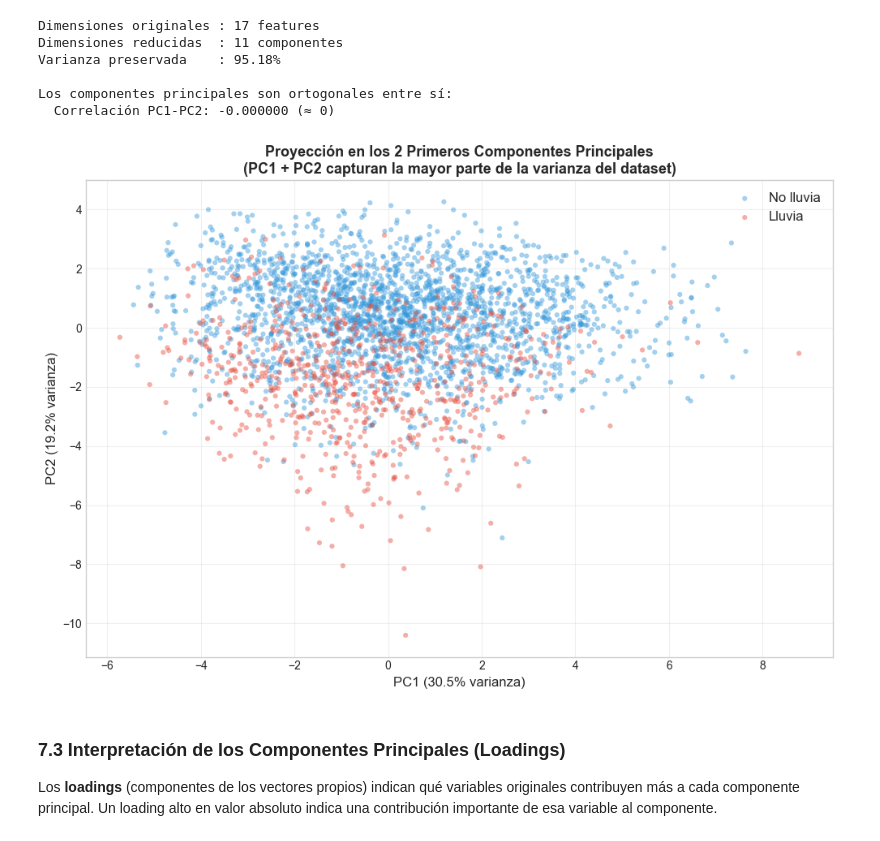
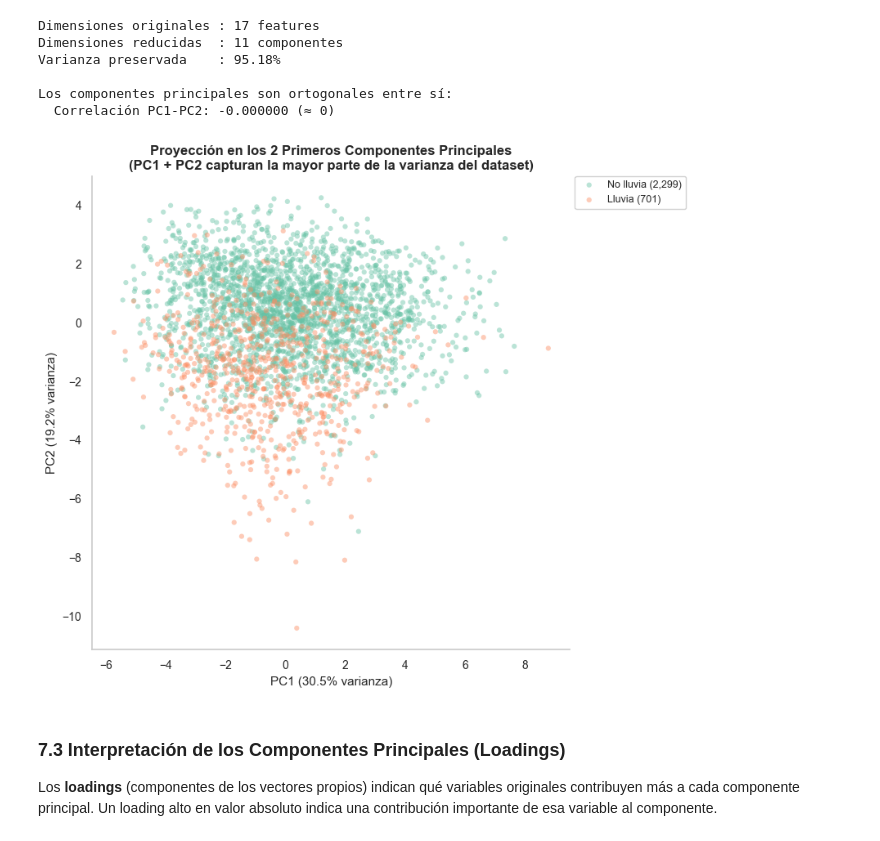
Before and after one commit to blinaresv/pca-lluvia-australia, a Jupyter notebook: notebooks/01_training.ipynb, the cells around one changed output. Cells and saved outputs as stored; diff of their text form; code cells hidden in the pictures.

Commit message:
fix(viz): corregir paletas y estilo según reglas de visualización

```diff
--- a/notebooks/01_training.ipynb
+++ b/notebooks/01_training.ipynb
@@ -110,8 +110,21 @@ from sklearn.metrics import (
     roc_auc_score, roc_curve
 )
 
-plt.style.use('seaborn-v0_8-whitegrid')
-sns.set_palette('Set2')
+sns.set_theme(style="whitegrid", context="notebook")
+
+# Paleta cualitativa Set2 — hex exactos (ColorBrewer, accesible para daltonismo)
+SET2 = [
+    "#66C2A5",  # teal       — clase 0 / No lluvia
+    "#FC8D62",  # naranja    — clase 1 / Lluvia
+    "#8DA0CB",  # azul-violeta
+    "#E78AC3",  # rosa
+    "#A6D854",  # verde-lima
+    "#FFD92F",  # amarillo
+    "#E5C494",  # beige
+    "#B3B3B3",  # gris
+]
+COL_REF = sns.color_palette("Oranges_d", 3)[1]   # naranja para referencias/umbrales
+
 np.random.seed(42)
 print('Librerías importadas correctamente ✓')
 # %% [output]
@@ -495,25 +557,30 @@ Los componentes principales son ortogonales entre sí:
 # %%
 # Visualización en los 2 primeros componentes principales
 idx = np.random.choice(len(X_train_p), min(3000, len(X_train_p)), replace=False)
 
 fig, ax = plt.subplots(figsize=(10, 7))
-for cls, color, label in [(0, '#3498db', 'No lluvia'), (1, '#e74c3c', 'Lluvia')]:
+for cls, color, label in [(0, SET2[0], 'No lluvia'), (1, SET2[1], 'Lluvia')]:
     mask = y_train.values[idx] == cls
     ax.scatter(X_train_p[idx][mask, 0], X_train_p[idx][mask, 1],
-               c=color, label=label, alpha=0.45, edgecolors='none', s=20)
+               color=color, label=f'{label} ({mask.sum():,})',
+               alpha=0.45, edgecolors='none', s=20)
 
-ax.set_xlabel(f'PC1 ({pca.explained_variance_ratio_[0]*100:.1f}% varianza)', fontsize=12)
-ax.set_ylabel(f'PC2 ({pca.explained_variance_ratio_[1]*100:.1f}% varianza)', fontsize=12)
+ax.set_xlabel(f'PC1 ({pca.explained_variance_ratio_[0]*100:.1f}% varianza)', fontsize=11)
+ax.set_ylabel(f'PC2 ({pca.explained_variance_ratio_[1]*100:.1f}% varianza)', fontsize=11)
 ax.set_title('Proyección en los 2 Primeros Componentes Principales\n'
              '(PC1 + PC2 capturan la mayor parte de la varianza del dataset)',
-             fontsize=13, fontweight='bold')
-ax.legend(fontsize=12)
-ax.grid(True, alpha=0.3)
-plt.tight_layout()
+             fontsize=12, fontweight='bold')
+ax.tick_params(labelsize=10)
+ax.legend(bbox_to_anchor=(1.01, 1), loc='upper left',
+          borderaxespad=0, fontsize=9, framealpha=0.9)
+ax.spines[['top', 'right']].set_visible(False)
+ax.grid(False)
+ax.set_facecolor('white')
+plt.tight_layout(rect=[0, 0, 0.82, 1])
 plt.savefig('../data/processed/pca_scatter.png', dpi=150, bbox_inches='tight')
 plt.show()
 # %% [output]
-[figure, old version]
+[figure, new version]
 # %% [markdown]
 ### 7.3 Interpretación de los Componentes Principales (Loadings)
 
```
Also changed, not shown: parts of 8 cells of this notebook, 9 other files.
